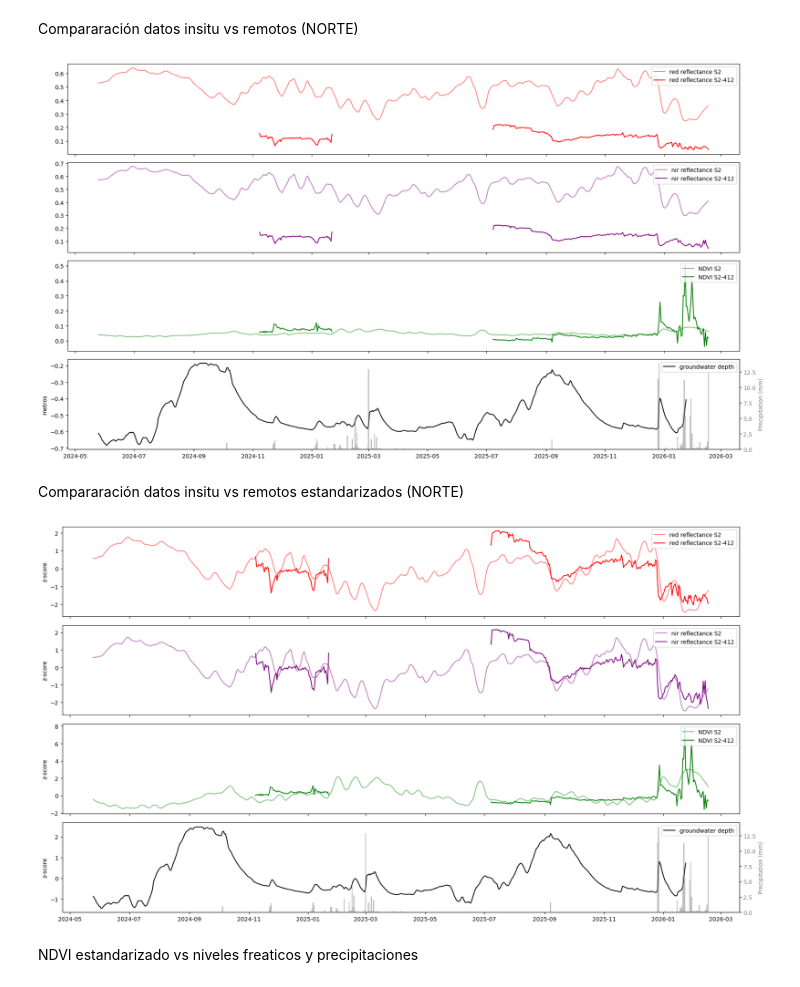
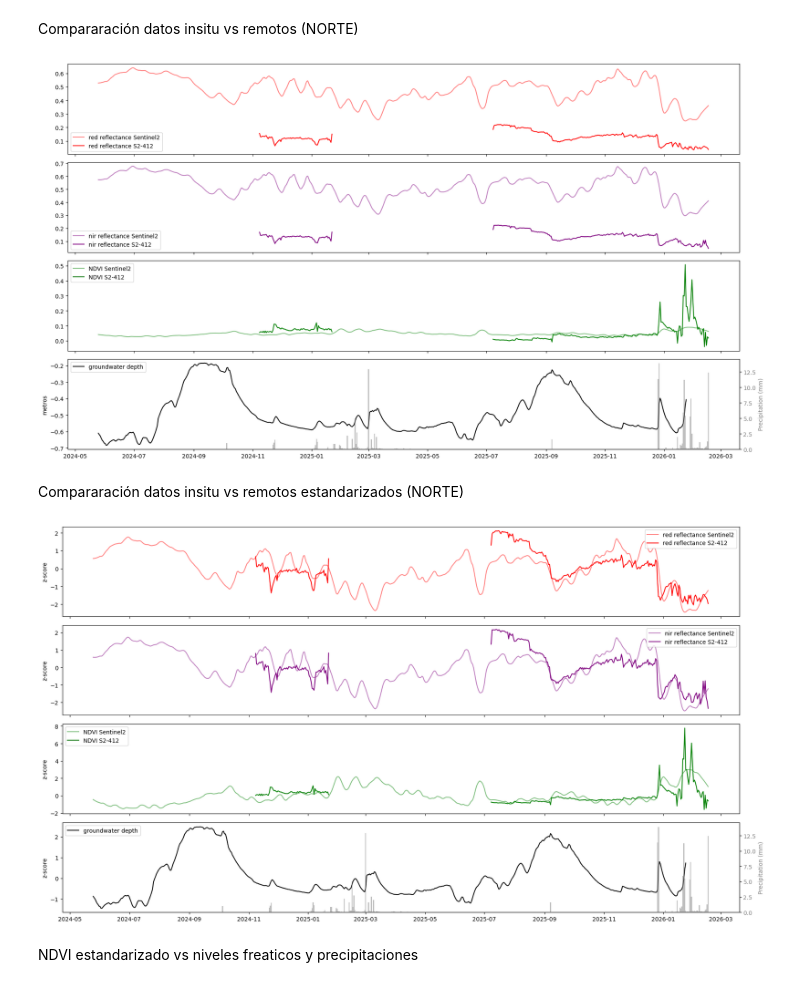
Before and after one commit to pibonacic/groundwater-remote-sensing, a Jupyter notebook: code/ndvi_analysis_insitu.ipynb, the cells around one changed output. Drawn from its saved outputs; the diff is of its cells as text; code cells hidden in the pictures.

```diff
--- a/code/ndvi_analysis_insitu.ipynb
+++ b/code/ndvi_analysis_insitu.ipynb
@@ -44,7 +44,7 @@ remote_df = handle_duplicate_values(remote_df)
 remote_df = reindex_daily(remote_df)
 remote_df = handle_outliers(remote_df, 3.0)
 remote_df = handle_missing_values(remote_df, 'time')
-remote_df = smooth_remote_data(remote_df, None, 15, 2)
+#remote_df = smooth_remote_data(remote_df, None, 15, 2)
 # %%
 # North site
 fused_df1 = merge_datasets(insitu_df1, remote_df)
@@ -128,62 +152,66 @@ Compararación datos insitu vs remotos (NORTE)
 # %%
 fig, (ax1, ax2, ax3, ax4) = plt.subplots(4, 1, figsize=(18, 10), sharex=True)
 
 # Subplot 1
-ax1.plot(fused_df1.index, fused_df1['s2_B4'], label='red reflectance S2', c='red', alpha=0.5)
+ax1.plot(fused_df1.index, fused_df1['s2_B4'], label='red reflectance Sentinel2', c='red', alpha=0.5)
 ax1.plot(fused_df1.index, fused_df1['S2412_650-nm-reflectance'], label='red reflectance S2-412', c='red')
-ax1.legend(loc='upper right')
+ax1.legend(loc='lower left')
+#ax1.grid(linestyle='--', alpha=0.6)
 
 # Subplot 2
-ax2.plot(fused_df1.index, fused_df1['s2_B8'], label='nir reflectance S2', c='purple', alpha=0.5)
+ax2.plot(fused_df1.index, fused_df1['s2_B8'], label='nir reflectance Sentinel2', c='purple', alpha=0.5)
 ax2.plot(fused_df1.index, fused_df1['S2412_810-nm-reflectance'], label='nir reflectance S2-412', c='purple')
-ax2.legend(loc='upper right')
+ax2.legend(loc='lower left')
+#ax2.grid(linestyle='--', alpha=0.6)
 
 # Subplot 3
-ax3.plot(fused_df1.index, fused_df1['s2_ndvi'], label='NDVI S2', c='green', alpha=0.5)
+ax3.plot(fused_df1.index, fused_df1['s2_ndvi'], label='NDVI Sentinel2', c='green', alpha=0.5)
 ax3.plot(fused_df1.index, fused_df1['S2412_ndvi'], c='green', label='NDVI S2-412')
-ax3.legend(loc='upper right')
+ax3.legend(loc='upper left')
+#ax3.grid(linestyle='--', alpha=0.6)
 
 #Subplot 4
 ax4.plot(fused_df1.index, fused_df1['SDH1PS01_gw-depth_m'], label='groundwater depth', c='black', alpha=1)
 ax4.set_ylabel('metros')
-ax4.legend(loc='upper right')
+ax4.legend(loc='upper left')
+#ax4.grid(linestyle='--', alpha=0.6)
 # Configure secondary y axis
 ax5 = ax4.twinx()
 ax5.bar(fused_df1.index, fused_df1['ATMOS41_precipitation_mm'], width=1, color='gray', alpha=0.5, label='Precipitation (mm)')
 ax5.set_ylabel('Precipitation (mm)', color='gray')
 ax5.tick_params(axis='y', labelcolor='gray')
 
 plt.tight_layout()
 plt.show()
 # %% [output]
-[figure, old version]
+[figure, new version]
 # %% [markdown]
 Compararación datos insitu vs remotos estandarizados (NORTE)
 # %%
 fig, (ax1, ax2, ax3, ax4) = plt.subplots(4, 1, figsize=(18, 10), sharex=True)
 
 # Subplot 1
-ax1.plot(z_df1.index, z_df1['s2_B4'], label='red reflectance S2', c='red', alpha=0.5)
+ax1.plot(z_df1.index, z_df1['s2_B4'], label='red reflectance Sentinel2', c='red', alpha=0.5)
 ax1.plot(z_df1.index, z_df1['S2412_650-nm-reflectance'], label='red reflectance S2-412', c='red')
 ax1.set_ylabel('z-score')
 ax1.legend(loc='upper right')
 
 # Subplot 2
-ax2.plot(z_df1.index, z_df1['s2_B8'], label='nir reflectance S2', c='purple', alpha=0.5)
+ax2.plot(z_df1.index, z_df1['s2_B8'], label='nir reflectance Sentinel2', c='purple', alpha=0.5)
 ax2.plot(z_df1.index, z_df1['S2412_810-nm-reflectance'], label='nir reflectance S2-412', c='purple')
 ax2.set_ylabel('z-score')
 ax2.legend(loc='upper right')
 
 # Subplot 3
-ax3.plot(z_df1.index, z_df1['s2_ndvi'], label='NDVI S2', c='green', alpha=0.5)
+ax3.plot(z_df1.index, z_df1['s2_ndvi'], label='NDVI Sentinel2', c='green', alpha=0.5)
 ax3.plot(z_df1.index, z_df1['S2412_ndvi'], c='green', label='NDVI S2-412')
 ax3.set_ylabel('z-score')
-ax3.legend(loc='upper right')
+ax3.legend(loc='upper left')
 
 #Subplot 4
 ax4.plot(z_df1.index, z_df1['SDH1PS01_gw-depth_m'], label='groundwater depth', c='black', alpha=1)
 ax4.set_ylabel('z-score')
-ax4.legend(loc='upper right')
+ax4.legend(loc='upper left')
 # Configure secondary y axis
 ax5 = ax4.twinx()
 ax5.bar(fused_df1.index, fused_df1['ATMOS41_precipitation_mm'], width=1, color='gray', alpha=0.5, label='Precipitation (mm)')
@@ -193,7 +221,7 @@ ax5.tick_params(axis='y', labelcolor='gray')
 plt.tight_layout()
 plt.show()
 # %% [output]
-[figure, old version]
+[figure, new version]
 # %% [markdown]
 NDVI estandarizado vs niveles freaticos y precipitaciones
 # %%
```
Also changed, not shown: parts of 3 cells of this notebook.
